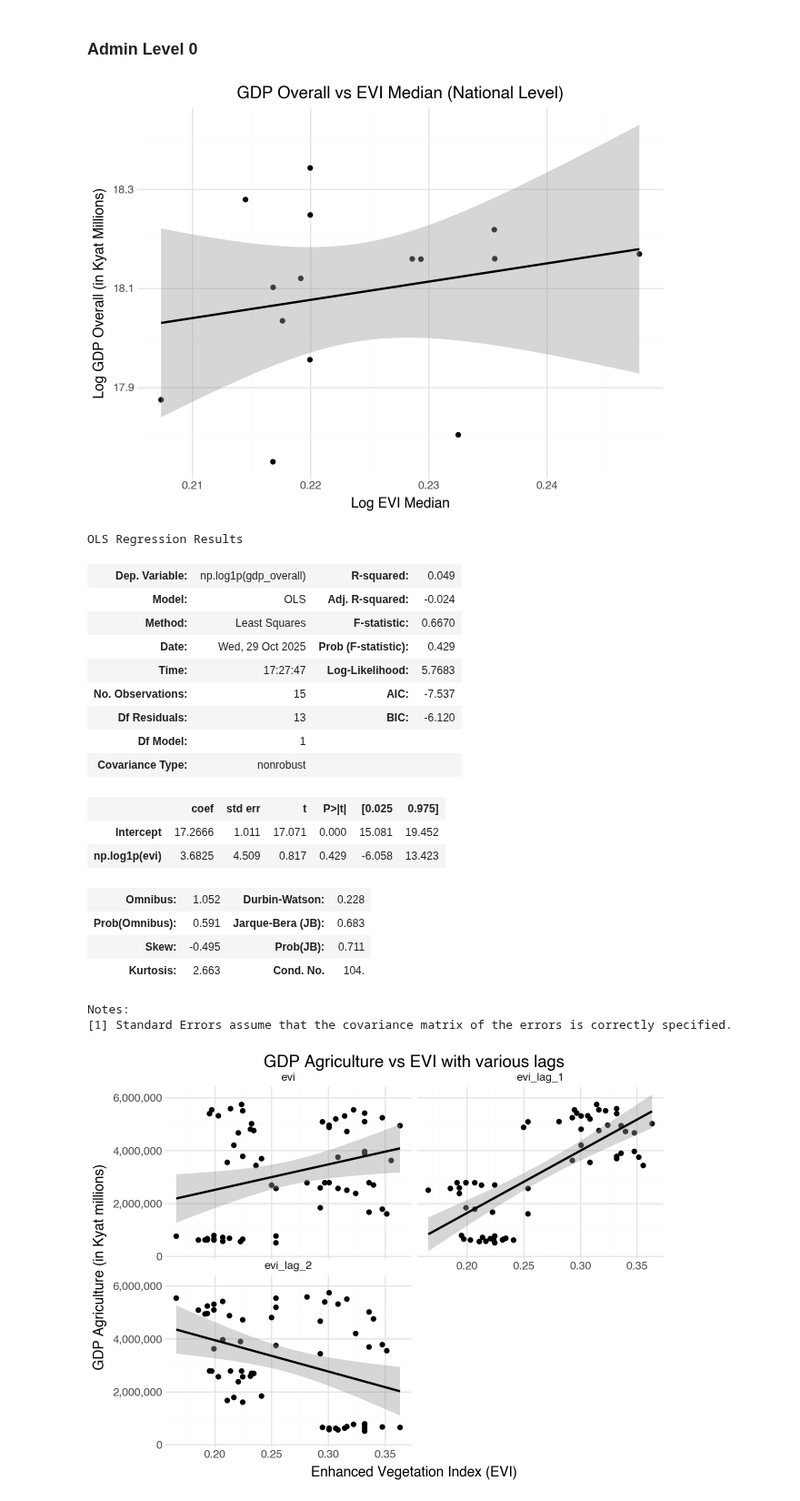
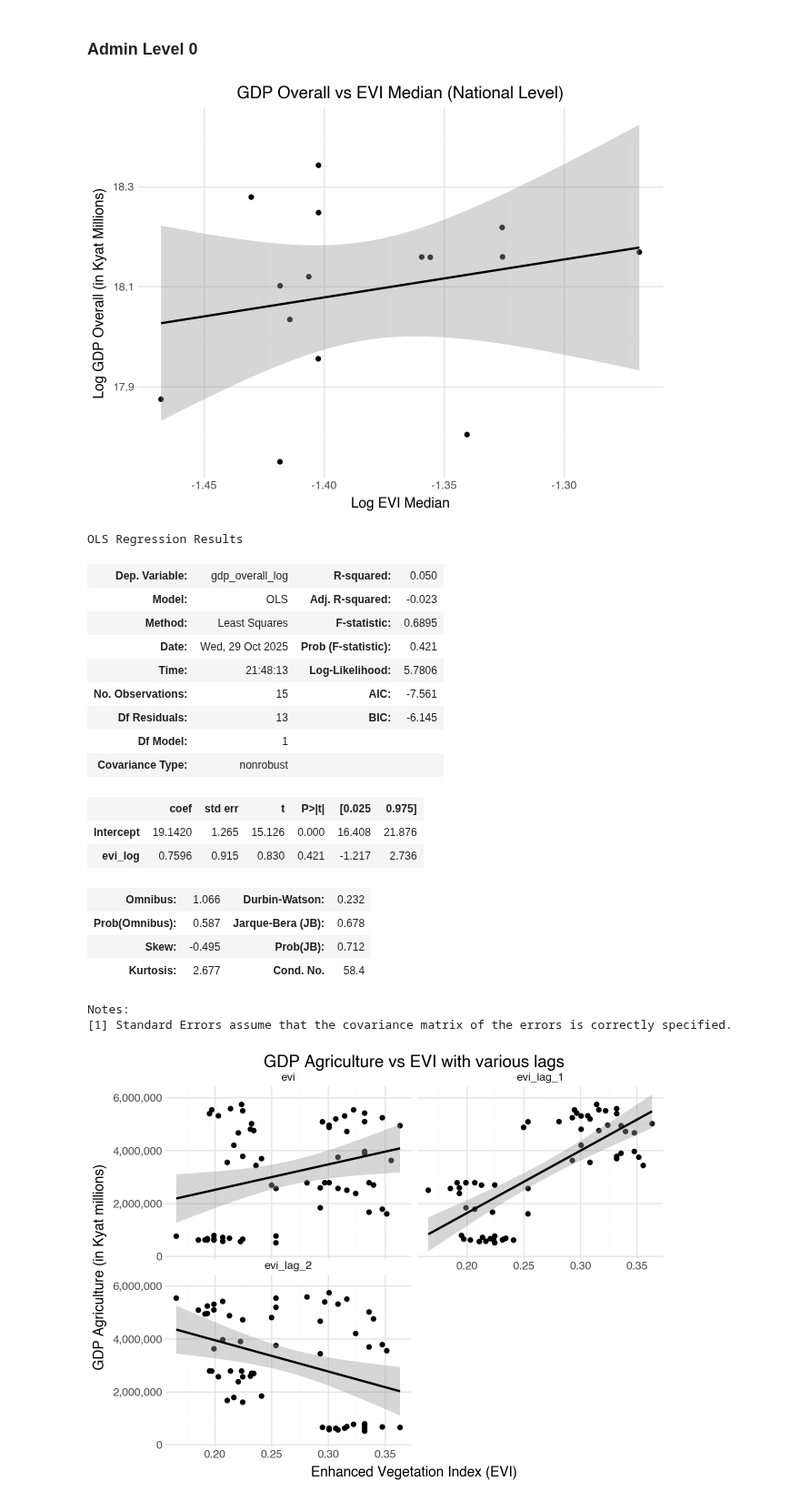
Before and after one commit to datapartnership/myanmar-economic-monitor, a Jupyter notebook: notebooks/vegetation-conditions/evi-manufacturing-analysis.ipynb, the cells around one changed output. Shown at 91% size. Drawn from its saved outputs; the diff is of its cells as text; code cells hidden in the pictures.

```diff
--- a/notebooks/vegetation-conditions/evi-manufacturing-analysis.ipynb
+++ b/notebooks/vegetation-conditions/evi-manufacturing-analysis.ipynb
@@ -959,53 +950,56 @@ evi_indicators = (
 # %%
 evi_adm0_annual = (
     evi_adm0_raw.groupby(pd.Grouper(freq="YS")).agg({"EVI": "median"}).pipe(clean_names)
 )
 
 (
     evi_adm0_annual.join(gdp_overall, how="inner")
     .reset_index()
     .assign(
-        evi_log=lambda df: np.log1p(df["evi"]),
-        gdp_overall_log=lambda df: np.log1p(df["gdp_overall"]),
+        evi_log=lambda df: np.log(df["evi"]),
+        gdp_overall_log=lambda df: np.log(df["gdp_overall"]),
     )
     .pipe((p9.ggplot, "data"))
     + p9.aes(x="evi_log", y="gdp_overall_log")
     + p9.geom_point()
     + p9.geom_smooth(method="lm")
     + p9.labs(
         title="GDP Overall vs EVI Median (National Level)",
         x="Log EVI Median",
         y="Log GDP Overall (in Kyat Millions)",
     )
     + p9.theme_minimal()
 )
 # %% [output]
-[figure, old version]
+[figure, new version]
 # %%
 model_gdp_evi_overall_log = smf.ols(
-    "np.log1p(gdp_overall) ~ np.log1p(evi)",
-    data=evi_adm0_annual.join(gdp_overall, how="inner"),
+    "gdp_overall_log ~ evi_log",
+    data=evi_adm0_annual.join(gdp_overall, how="inner").assign(
+        gdp_overall_log=lambda df: np.log(df["gdp_overall"]),
+        evi_log=lambda df: np.log(df["evi"]),
+    ),
 ).fit()
 
 model_gdp_evi_overall_log.summary()
 # %% [output]
 OLS Regression Results
-| Dep. Variable: | np.log1p(gdp_overall) | R-squared: | 0.049 |
-| Model: | OLS | Adj. R-squared: | -0.024 |
-| Method: | Least Squares | F-statistic: | 0.6670 |
-| Date: | Wed, 29 Oct 2025 | Prob (F-statistic): | 0.429 |
-| Time: | 17:27:47 | Log-Likelihood: | 5.7683 |
-| No. Observations: | 15 | AIC: | -7.537 |
-| Df Residuals: | 13 | BIC: | -6.120 |
+| Dep. Variable: | gdp_overall_log | R-squared: | 0.050 |
+| Model: | OLS | Adj. R-squared: | -0.023 |
+| Method: | Least Squares | F-statistic: | 0.6895 |
+| Date: | Wed, 29 Oct 2025 | Prob (F-statistic): | 0.421 |
+| Time: | 21:48:13 | Log-Likelihood: | 5.7806 |
+| No. Observations: | 15 | AIC: | -7.561 |
+| Df Residuals: | 13 | BIC: | -6.145 |
 | Df Model: | 1 |  |  |
 | Covariance Type: | nonrobust |  |  |
 |  | coef | std err | t | P>|t| | [0.025 | 0.975] |
-| Intercept | 17.2666 | 1.011 | 17.071 | 0.000 | 15.081 | 19.452 |
-| np.log1p(evi) | 3.6825 | 4.509 | 0.817 | 0.429 | -6.058 | 13.423 |
+| Intercept | 19.1420 | 1.265 | 15.126 | 0.000 | 16.408 | 21.876 |
+| evi_log | 0.7596 | 0.915 | 0.830 | 0.421 | -1.217 | 2.736 |
-| Omnibus: | 1.052 | Durbin-Watson: | 0.228 |
-| Prob(Omnibus): | 0.591 | Jarque-Bera (JB): | 0.683 |
-| Skew: | -0.495 | Prob(JB): | 0.711 |
-| Kurtosis: | 2.663 | Cond. No. | 104. |
+| Omnibus: | 1.066 | Durbin-Watson: | 0.232 |
+| Prob(Omnibus): | 0.587 | Jarque-Bera (JB): | 0.678 |
+| Skew: | -0.495 | Prob(JB): | 0.712 |
+| Kurtosis: | 2.677 | Cond. No. | 58.4 |
 Notes:
 [1] Standard Errors assume that the covariance matrix of the errors is correctly specified.
 # %%
```
Also changed, not shown: parts of 33 cells of this notebook, 1 other file.
